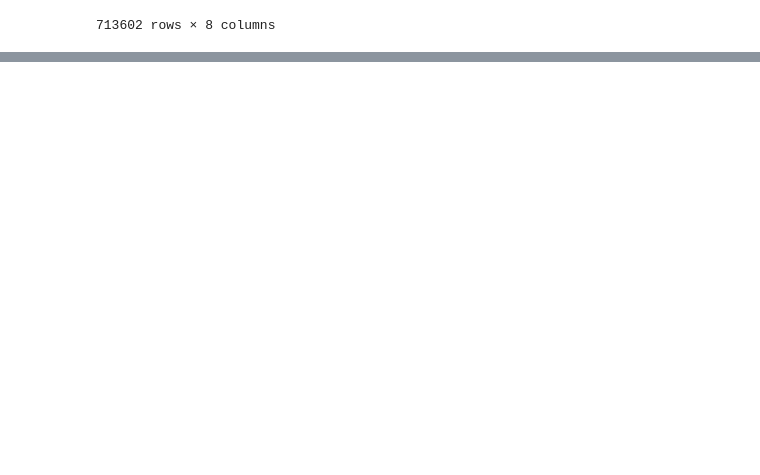
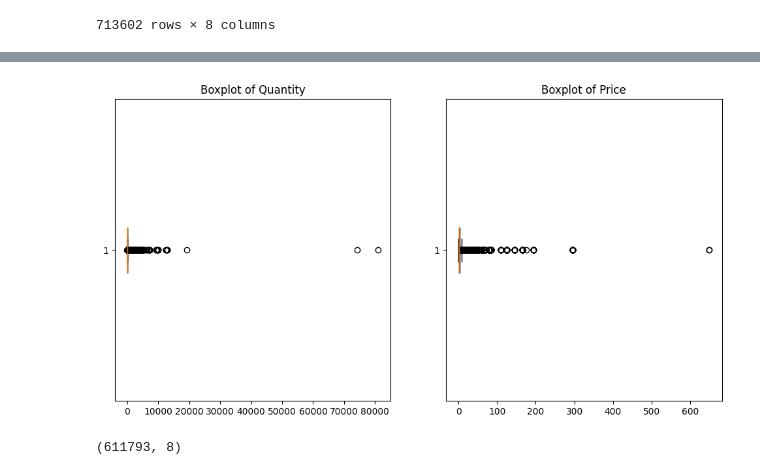
Before and after one commit to DonzerHD/Segmentation_Client, a Jupyter notebook: Notebooks/Partie_1_Segmentation_et_Visualisation/Analyse_des_données_T.ipynb, the cells around one changed output, grey strips where cells are left out. Saved outputs shown, nothing was run; the diff lists cells and outputs as text; code cells hidden in the pictures; blank space fills up the shorter version.

```diff
--- a/Notebooks/Partie_1_Segmentation_et_Visualisation/Analyse_des_données_T.ipynb
+++ b/Notebooks/Partie_1_Segmentation_et_Visualisation/Analyse_des_données_T.ipynb
@@ -35,0 +35,21 @@ plt.show()
+# %%
+fig, ax = plt.subplots(1, 2, figsize=(12, 6))
+
+ax[0].boxplot(df['Quantity'], vert=False)
+ax[0].set_title('Boxplot of Quantity')
+
+ax[1].boxplot(df['Price'], vert=False)
+ax[1].set_title('Boxplot of Price')
+
+plt.show()
+# %% [output]
+[figure, added]
+# %%
+# Remove outliers
+df = df[df['Quantity'] < 152]
+df = df[df['Price'] < 5]
+
+# Checking the shape of the data after outlier removal
+df.shape
+# %% [output]
+(611793, 8)
```
Also changed, not shown: parts of 7 cells of this notebook.
